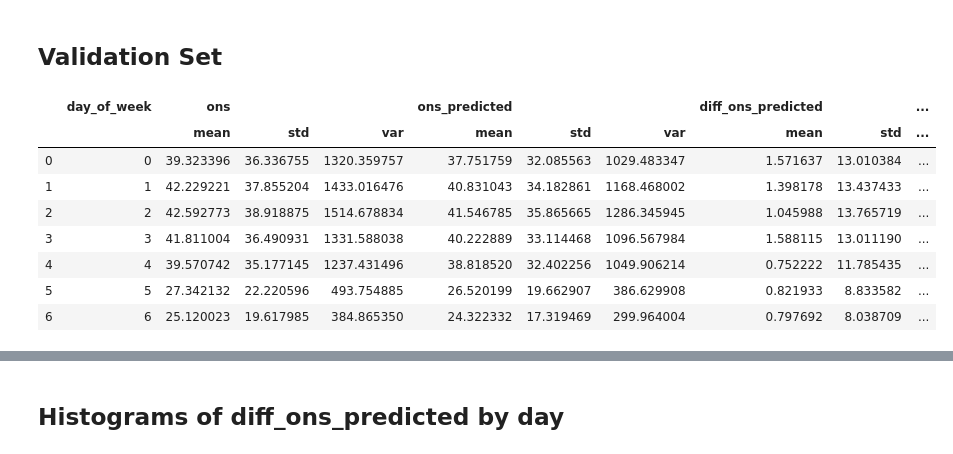
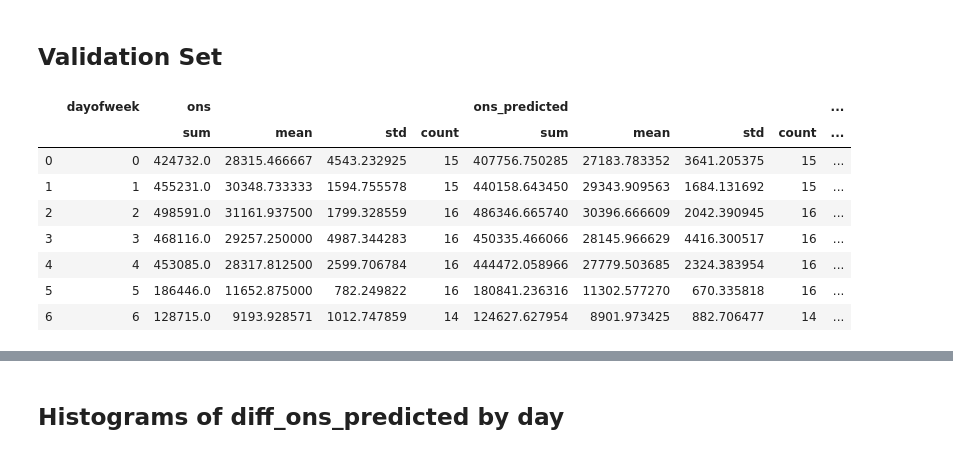
Before and after one commit to jacobw125/uw-msds-trac-capstone, a Jupyter notebook: evaluation/Ridership_by_Day_Evaluation.ipynb, the cells around one changed output, grey strips where cells are left out. Drawn from its saved outputs; the diff is of its cells as text; code cells hidden in the pictures.

```diff
--- a/evaluation/Ridership_by_Day_Evaluation.ipynb
+++ b/evaluation/Ridership_by_Day_Evaluation.ipynb
@@ -63,20 +132,33 @@ dayofweek15min_test
 # %% [markdown]
 ## Validation Set
 # %%
+# get sum by date
+count_by_date_xval_15 = xval15.groupby('opd_date',as_index=False).agg({'ons':'sum',
+                                                              'ons_predicted':'sum',
+                                                              'diff_ons_predicted':'sum',
+                                                             })
+# get day of week for the date
+count_by_date_xval_15['opd_date'] =pd.to_datetime(count_by_date_xval_15['opd_date'])
+count_by_date_xval_15['dayofweek'] = count_by_date_xval_15['opd_date'].dt.dayofweek
+
 # get mean, standard deviation and variance for ons, predicted ons, and delta between the two
-dayofweek15min_xval = xval15.groupby('day_of_week',as_index=False).agg({'ons':['mean', 'std', 'var'],
-                                                              'ons_predicted':['mean', 'std', 'var'],
-                                                              'diff_ons_predicted':['mean', 'std', 'var']
-                                                             })
+avg_passenger_count_by_day_xval_15 = count_by_date_xval_15.groupby('dayofweek',
+                                                                  as_index=False).agg({'ons':['sum','mean',
+                                                                                              'std', 'count'],
+                                                                                       'ons_predicted':['sum','mean',
+                                                                                                        'std', 'count'],
+                                                                                       'diff_ons_predicted': ['sum','mean',
+                                                                                                              'std', 'count']
+                                                                                      })
 
-dayofweek15min_xval
+avg_passenger_count_by_day_xval_15
 # %% [output]
-|  | day_of_week | ons |  |  | ons_predicted |  |  | diff_ons_predicted |  | ... |
-|  |  | mean | std | var | mean | std | var | mean | std | ... |
-| 0 | 0 | 39.323396 | 36.336755 | 1320.359757 | 37.751759 | 32.085563 | 1029.483347 | 1.571637 | 13.010384 | ... |
-| 1 | 1 | 42.229221 | 37.855204 | 1433.016476 | 40.831043 | 34.182861 | 1168.468002 | 1.398178 | 13.437433 | ... |
-| 2 | 2 | 42.592773 | 38.918875 | 1514.678834 | 41.546785 | 35.865665 | 1286.345945 | 1.045988 | 13.765719 | ... |
-| 3 | 3 | 41.811004 | 36.490931 | 1331.588038 | 40.222889 | 33.114468 | 1096.567984 | 1.588115 | 13.011190 | ... |
-| 4 | 4 | 39.570742 | 35.177145 | 1237.431496 | 38.818520 | 32.402256 | 1049.906214 | 0.752222 | 11.785435 | ... |
-| 5 | 5 | 27.342132 | 22.220596 | 493.754885 | 26.520199 | 19.662907 | 386.629908 | 0.821933 | 8.833582 | ... |
-| 6 | 6 | 25.120023 | 19.617985 | 384.865350 | 24.322332 | 17.319469 | 299.964004 | 0.797692 | 8.038709 | ... |
+|  | dayofweek | ons |  |  |  | ons_predicted |  |  |  | ... |
+|  |  | sum | mean | std | count | sum | mean | std | count | ... |
+| 0 | 0 | 424732.0 | 28315.466667 | 4543.232925 | 15 | 407756.750285 | 27183.783352 | 3641.205375 | 15 | ... |
+| 1 | 1 | 455231.0 | 30348.733333 | 1594.755578 | 15 | 440158.643450 | 29343.909563 | 1684.131692 | 15 | ... |
+| 2 | 2 | 498591.0 | 31161.937500 | 1799.328559 | 16 | 486346.665740 | 30396.666609 | 2042.390945 | 16 | ... |
+| 3 | 3 | 468116.0 | 29257.250000 | 4987.344283 | 16 | 450335.466066 | 28145.966629 | 4416.300517 | 16 | ... |
+| 4 | 4 | 453085.0 | 28317.812500 | 2599.706784 | 16 | 444472.058966 | 27779.503685 | 2324.383954 | 16 | ... |
+| 5 | 5 | 186446.0 | 11652.875000 | 782.249822 | 16 | 180841.236316 | 11302.577270 | 670.335818 | 16 | ... |
+| 6 | 6 | 128715.0 | 9193.928571 | 1012.747859 | 14 | 124627.627954 | 8901.973425 | 882.706477 | 14 | ... |
```
Also changed, not shown: parts of 16 cells of this notebook.
